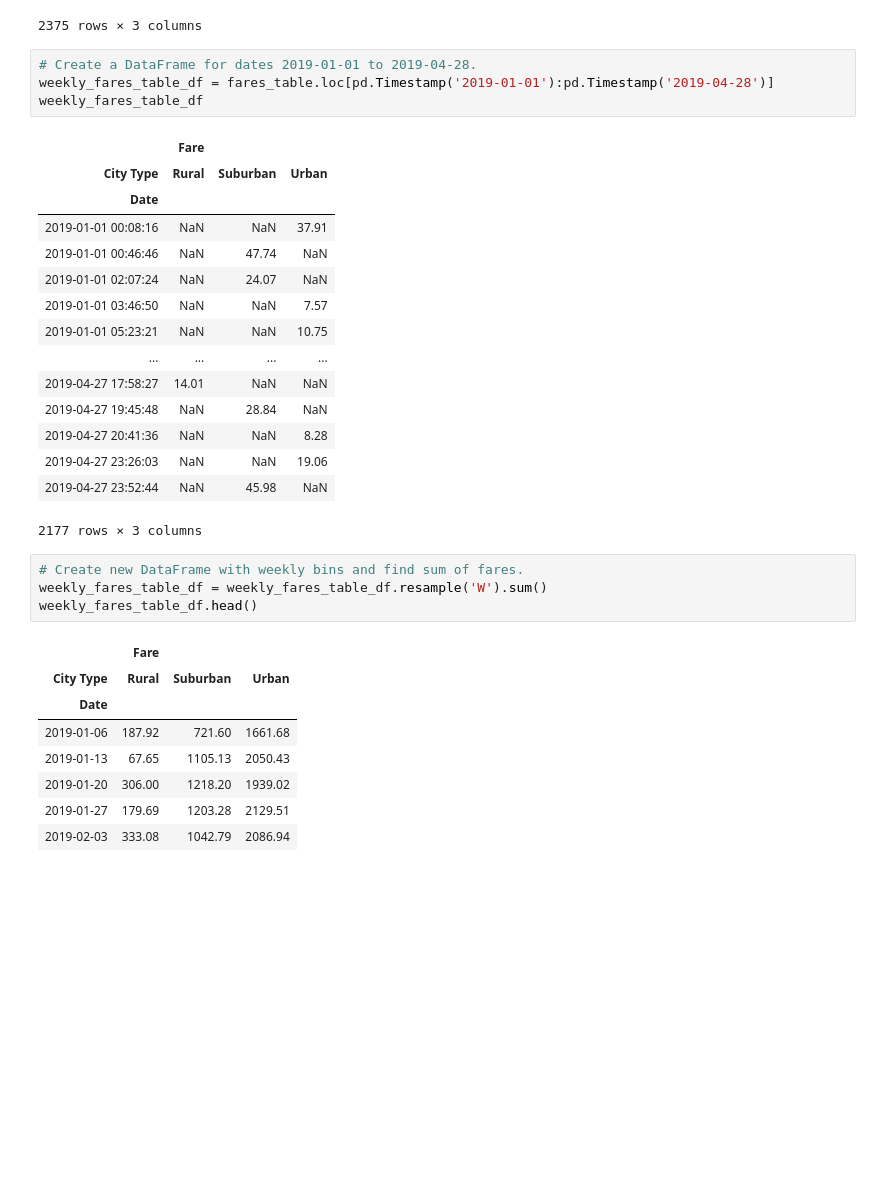
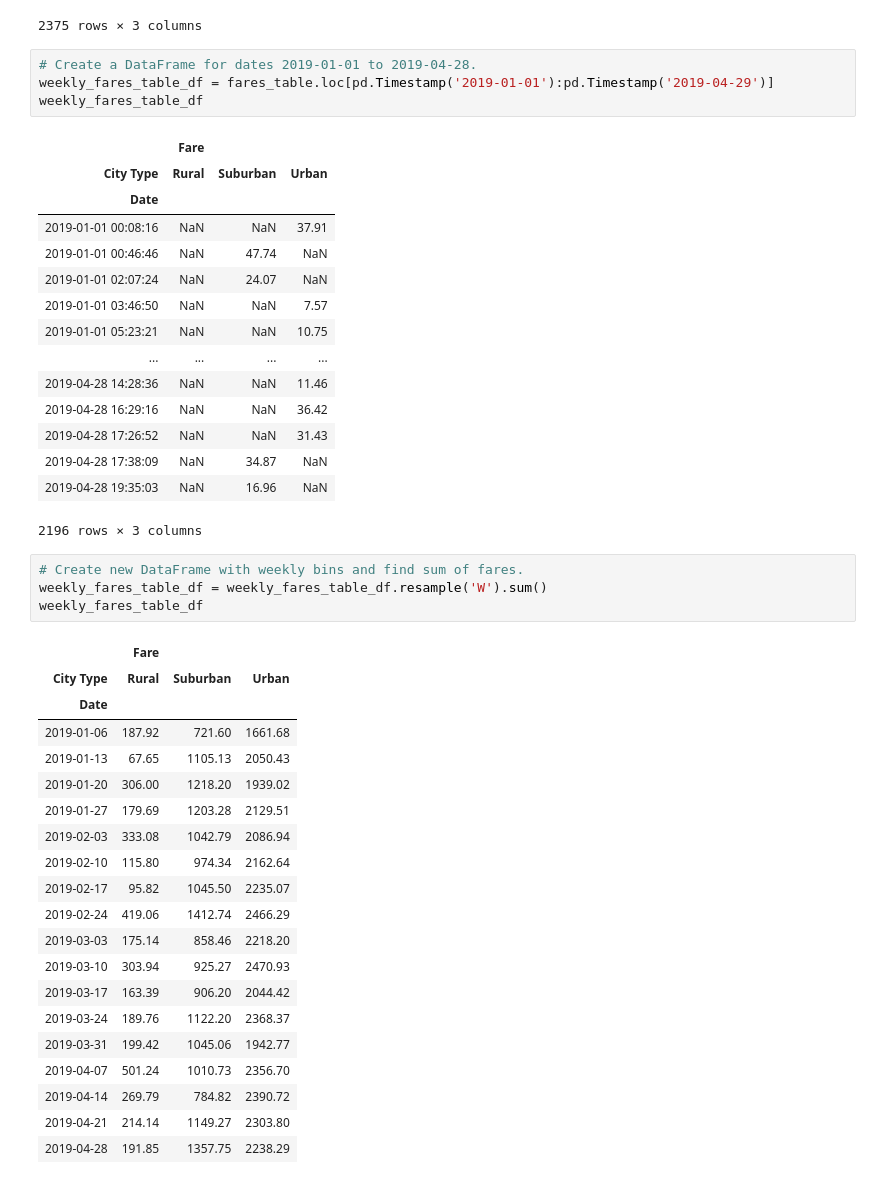
Before and after one commit to JVChermak/ChermakJasmin_Mod5_PyBer_Challenge, a Jupyter notebook: PyBer_Challenge.ipynb, the cells around one changed output. Saved outputs shown, nothing was run; the diff lists cells and outputs as text; blank space fills up the shorter version.

```diff
--- a/PyBer_Challenge.ipynb
+++ b/PyBer_Challenge.ipynb
@@ -272,7 +272,7 @@ fares_table
 2375 rows × 3 columns
 # %%
 # Create a DataFrame for dates 2019-01-01 to 2019-04-28.
-weekly_fares_table_df = fares_table.loc[pd.Timestamp('2019-01-01'):pd.Timestamp('2019-04-28')]
+weekly_fares_table_df = fares_table.loc[pd.Timestamp('2019-01-01'):pd.Timestamp('2019-04-29')]
 weekly_fares_table_df
 # %% [output]
 |  | Fare |  |  |
@@ -284,25 +284,37 @@ weekly_fares_table_df
 | 2019-01-01 03:46:50 | NaN | NaN | 7.57 |
 | 2019-01-01 05:23:21 | NaN | NaN | 10.75 |
 | ... | ... | ... | ... |
-| 2019-04-27 17:58:27 | 14.01 | NaN | NaN |
-| 2019-04-27 19:45:48 | NaN | 28.84 | NaN |
-| 2019-04-27 20:41:36 | NaN | NaN | 8.28 |
-| 2019-04-27 23:26:03 | NaN | NaN | 19.06 |
-| 2019-04-27 23:52:44 | NaN | 45.98 | NaN |
+| 2019-04-28 14:28:36 | NaN | NaN | 11.46 |
+| 2019-04-28 16:29:16 | NaN | NaN | 36.42 |
+| 2019-04-28 17:26:52 | NaN | NaN | 31.43 |
+| 2019-04-28 17:38:09 | NaN | 34.87 | NaN |
+| 2019-04-28 19:35:03 | NaN | 16.96 | NaN |
-2177 rows × 3 columns
+2196 rows × 3 columns
 # %%
 # Create new DataFrame with weekly bins and find sum of fares.
 weekly_fares_table_df = weekly_fares_table_df.resample('W').sum()
-weekly_fares_table_df.head()
+weekly_fares_table_df
 # %% [output]
 |  | Fare |  |  |
 | City Type | Rural | Suburban | Urban |
 | Date |  |  |  |
 | 2019-01-06 | 187.92 | 721.60 | 1661.68 |
 | 2019-01-13 | 67.65 | 1105.13 | 2050.43 |
 | 2019-01-20 | 306.00 | 1218.20 | 1939.02 |
 | 2019-01-27 | 179.69 | 1203.28 | 2129.51 |
 | 2019-02-03 | 333.08 | 1042.79 | 2086.94 |
+| 2019-02-10 | 115.80 | 974.34 | 2162.64 |
+| 2019-02-17 | 95.82 | 1045.50 | 2235.07 |
+| 2019-02-24 | 419.06 | 1412.74 | 2466.29 |
+| 2019-03-03 | 175.14 | 858.46 | 2218.20 |
+| 2019-03-10 | 303.94 | 925.27 | 2470.93 |
+| 2019-03-17 | 163.39 | 906.20 | 2044.42 |
+| 2019-03-24 | 189.76 | 1122.20 | 2368.37 |
+| 2019-03-31 | 199.42 | 1045.06 | 1942.77 |
+| 2019-04-07 | 501.24 | 1010.73 | 2356.70 |
+| 2019-04-14 | 269.79 | 784.82 | 2390.72 |
+| 2019-04-21 | 214.14 | 1149.27 | 2303.80 |
+| 2019-04-28 | 191.85 | 1357.75 | 2238.29 |
 # %%
 # Set months.
 import matplotlib.dates as mdates
```
Also changed, not shown: parts of 1 cell of this notebook.
